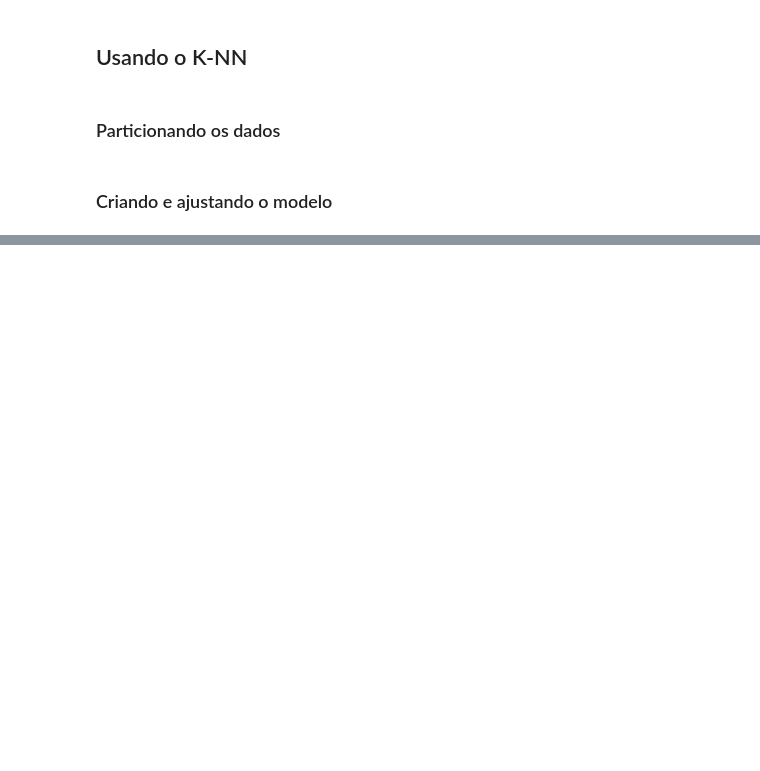
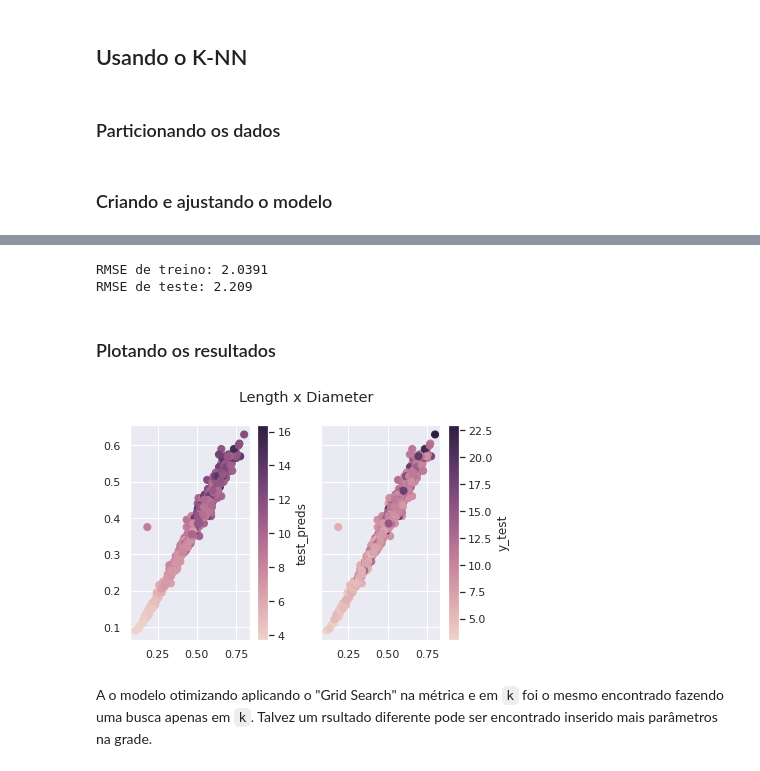
Before and after one commit to gus-phys/AI2-resources, a Jupyter notebook: 08-classificacao/aulas-praticas/aula9/knn-optimization/abalone_classification.ipynb, the cells around one changed output, grey strips where cells are left out. Cells and saved outputs as stored; diff of their text form; code cells hidden in the pictures; blank space fills up the shorter version.

```diff
--- a/08-classificacao/aulas-praticas/aula9/knn-optimization/abalone_classification.ipynb
+++ b/08-classificacao/aulas-praticas/aula9/knn-optimization/abalone_classification.ipynb
@@ -135,0 +277,16 @@ KNeighborsRegressor(n_neighbors=15)
+# %%
+lista_distancias = ['manhattan',
+                    'chebyshev',
+                    'minkowski',
+                    'hamming',
+                    'canberra',
+                    'braycurtis']
+# %%
+param_grid = {
+    'n_neighbors': list(range(15,35)),
+    'metric': lista_distancias
+}
+grid = GridSearchCV(knn_model, param_grid)
+
+%time grid.fit(X_train, y_train)
+print(grid.best_params_)
@@ -135,0 +297,38 @@ KNeighborsRegressor(n_neighbors=15)
+# %%
+knn_model = grid.best_estimator_
+
+test_preds = knn_model.predict(X_test)
+train_preds = knn_model.predict(X_train)
+
+mse_train = mean_squared_error(y_train, train_preds)
+rmse_train = sqrt(mse_train)
+mse_test = mean_squared_error(y_test, test_preds)
+rmse_test = sqrt(mse_test)
+
+print('RMSE de treino: {}'.format(round(rmse_train, 4)))
+print('RMSE de teste: {}'.format(round(rmse_test, 4)))
+# %% [output]
+RMSE de treino: 2.0391
+RMSE de teste: 2.209
+# %% [markdown]
+### Plotando os resultados
+# %%
+cmap = sns.cubehelix_palette(as_cmap=True)
+f, ax = plt.subplots(1, 2, sharey=True)
+
+points = ax[0].scatter(X_test[:, 0], X_test[:, 1], c=test_preds, s=50, cmap=cmap)
+cbar = f.colorbar(points, ax=ax[0])
+cbar.set_label('test_preds')
+
+points = ax[1].scatter(X_test[:, 0], X_test[:, 1], c=y_test, s=50, cmap=cmap)
+cbar = f.colorbar(points, ax=ax[1])
+cbar.set_label('y_test')
+
+f.suptitle('Length x Diameter')
+plt.tight_layout()
+plt.show()
+# %% [output]
+[figure, added]
+# %% [markdown]
+A o modelo otimizando aplicando o "Grid Search" na métrica e em `k` foi o mesmo encontrado fazendo uma busca apenas em `k`.
+Talvez um rsultado diferente pode ser encontrado inserido mais parâmetros na grade.
```
Also changed, not shown: parts of 29 cells of this notebook.
